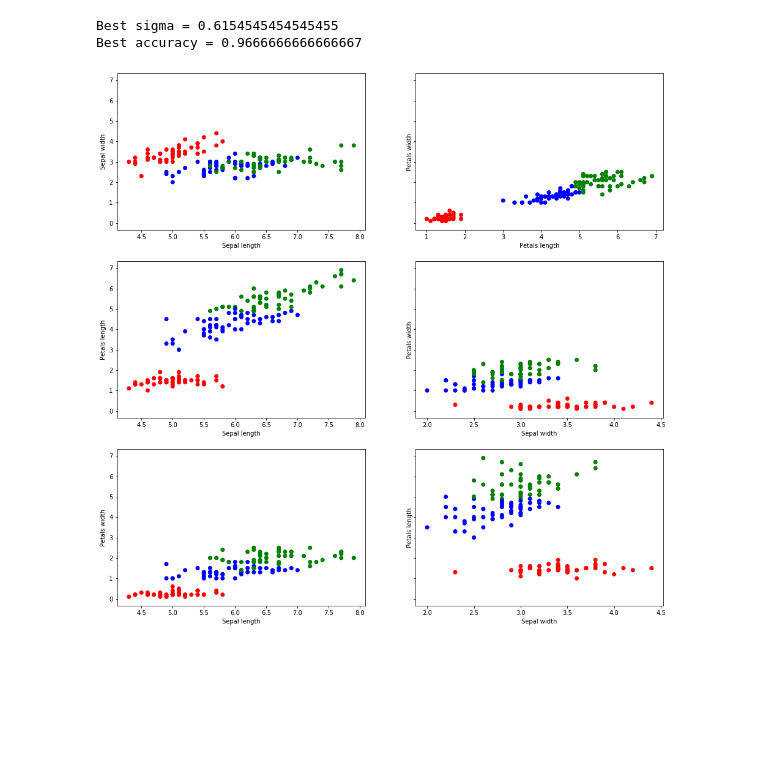
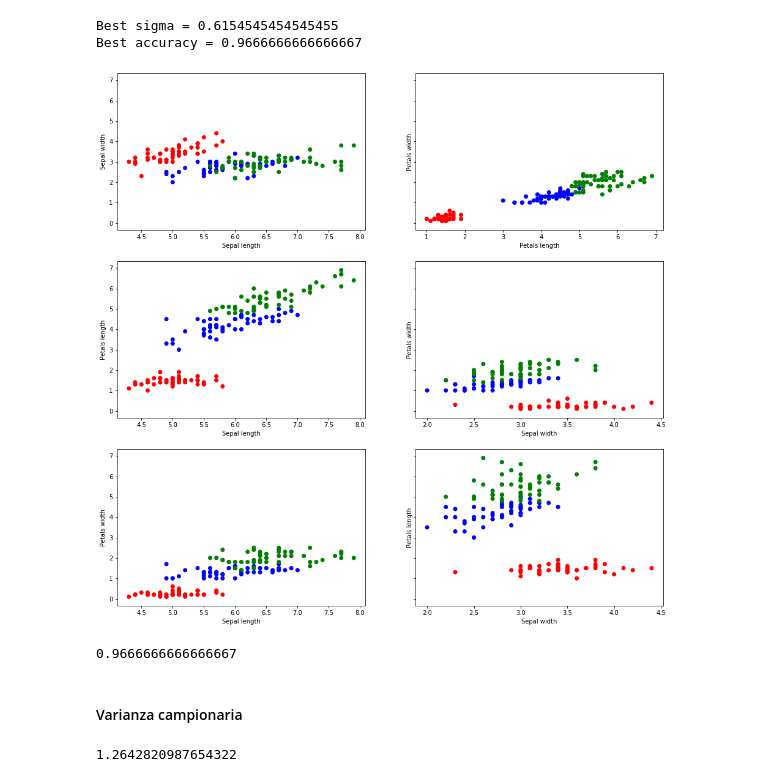
Before and after one commit to marcocaldera/machine-learning-exercises, a Jupyter notebook: meo/02-Distance Model/1-classification_iris_knn_aa_19_20.ipynb, the cells around one changed output. Cells and saved outputs as stored; diff of their text form; code cells hidden in the pictures; blank space fills up the shorter version.

```diff
--- a/meo/02-Distance Model/1-classification_iris_knn_aa_19_20.ipynb
+++ b/meo/02-Distance Model/1-classification_iris_knn_aa_19_20.ipynb
@@ -359,9 +357,20 @@ print("Best accuracy = "+str(best_accuracy))
 Best sigma = 0.6154545454545455
 Best accuracy = 0.9666666666666667
 # %%
-clf_g = neighbors.KNeighborsClassifier(90, weights=gaussian(best_sigma), metric="euclidean").fit(iris.data, iris.target)
+clf_g = neighbors.KNeighborsClassifier(7, weights=gaussian(best_sigma), metric="euclidean").fit(iris.data, iris.target)
 
 color = ['red' if t == 0 else 'blue' if t == 1 else 'green' for t in clf_g.predict(iris.data)]
 plot_dataset(color)
 # %% [output]
-[figure, old version]
+[figure, new version]
+# %%
+clf_g.score(X_test, y_test)
+# %% [output]
+0.9666666666666667
+# %% [markdown]
+#### Varianza campionaria
+# %%
+var_c = np.sum((X_train - X_train.mean(axis=0)) ** 2, axis=0) / len(X_train)
+print(var_c.mean())
+# %% [output]
+1.2642820987654322
```
Also changed, not shown: parts of 4 cells of this notebook, 4 other files.
